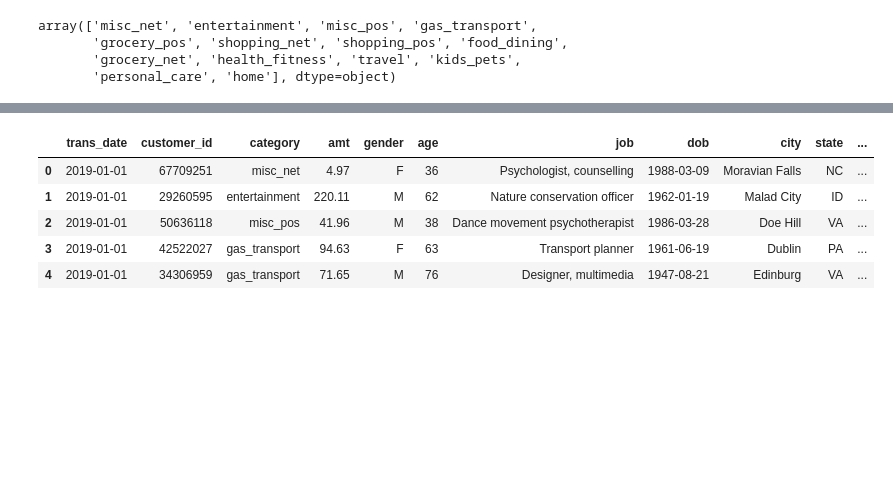
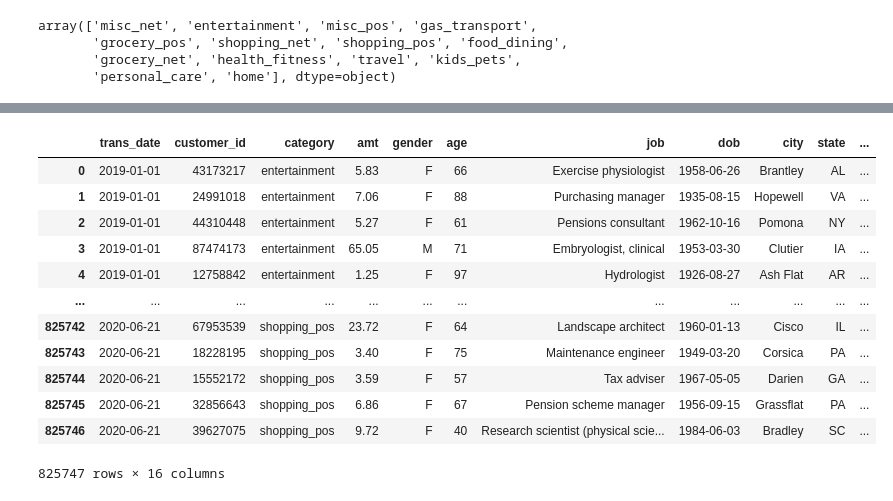
Before and after one commit to anlu5/Portfolio, a Jupyter notebook: retail_scenario.ipynb, the cells around one changed output, grey strips where cells are left out. Saved outputs shown, nothing was run; the diff lists cells and outputs as text; code cells hidden in the pictures; blank space fills up the shorter version.

```diff
--- a/retail_scenario.ipynb
+++ b/retail_scenario.ipynb
@@ -66,0 +112,20 @@ df_nf = df.drop(columns=['is_fraud'])
+# %%
+def remove_outliers(group):
+    Q1_age = group['age'].quantile(0.25)
+    Q3_age = group['age'].quantile(0.75)
+    IQR_age = Q3_age - Q1_age
+
+    lower_bound_age = Q1_age - 1.5 * IQR_age
+    upper_bound_age = Q3_age + 1.5 * IQR_age
+
+    Q1_amt = group['amt'].quantile(0.25)
+    Q3_amt = group['amt'].quantile(0.75)
+    IQR_amt = Q3_amt - Q1_amt
+
+    lower_bound_amt = Q1_amt - 1.5 * IQR_amt
+    upper_bound_amt = Q3_amt + 1.5 * IQR_amt
+
+    return group[(group['age'] >= lower_bound_amt) & (group['age'] <= upper_bound_amt) &
+                 (group['amt'] >= lower_bound_age) & (group['amt'] <= upper_bound_age)]
+# %%
+df_nf = df_nf.groupby('category').apply(remove_outliers).reset_index(drop=True)
@@ -67,9 +142,16 @@ df_nf = df.drop(columns=['is_fraud'])
 # %%
-df_nf.head()
+df_nf
 # %% [output]
 |  | trans_date | customer_id | category | amt | gender | age | job | dob | city | state | ... |
-| 0 | 2019-01-01 | 67709251 | misc_net | 4.97 | F | 36 | Psychologist, counselling | 1988-03-09 | Moravian Falls | NC | ... |
-| 1 | 2019-01-01 | 29260595 | entertainment | 220.11 | M | 62 | Nature conservation officer | 1962-01-19 | Malad City | ID | ... |
-| 2 | 2019-01-01 | 50636118 | misc_pos | 41.96 | M | 38 | Dance movement psychotherapist | 1986-03-28 | Doe Hill | VA | ... |
-| 3 | 2019-01-01 | 42522027 | gas_transport | 94.63 | F | 63 | Transport planner | 1961-06-19 | Dublin | PA | ... |
-| 4 | 2019-01-01 | 34306959 | gas_transport | 71.65 | M | 76 | Designer, multimedia | 1947-08-21 | Edinburg | VA | ... |
+| 0 | 2019-01-01 | 43173217 | entertainment | 5.83 | F | 66 | Exercise physiologist | 1958-06-26 | Brantley | AL | ... |
+| 1 | 2019-01-01 | 24991018 | entertainment | 7.06 | F | 88 | Purchasing manager | 1935-08-15 | Hopewell | VA | ... |
+| 2 | 2019-01-01 | 44310448 | entertainment | 5.27 | F | 61 | Pensions consultant | 1962-10-16 | Pomona | NY | ... |
+| 3 | 2019-01-01 | 87474173 | entertainment | 65.05 | M | 71 | Embryologist, clinical | 1953-03-30 | Clutier | IA | ... |
+| 4 | 2019-01-01 | 12758842 | entertainment | 1.25 | F | 97 | Hydrologist | 1926-08-27 | Ash Flat | AR | ... |
+| ... | ... | ... | ... | ... | ... | ... | ... | ... | ... | ... | ... |
+| 825742 | 2020-06-21 | 67953539 | shopping_pos | 23.72 | F | 64 | Landscape architect | 1960-01-13 | Cisco | IL | ... |
+| 825743 | 2020-06-21 | 18228195 | shopping_pos | 3.40 | F | 75 | Maintenance engineer | 1949-03-20 | Corsica | PA | ... |
+| 825744 | 2020-06-21 | 15552172 | shopping_pos | 3.59 | F | 57 | Tax adviser | 1967-05-05 | Darien | GA | ... |
+| 825745 | 2020-06-21 | 32856643 | shopping_pos | 6.86 | F | 67 | Pension scheme manager | 1956-09-15 | Grassflat | PA | ... |
+| 825746 | 2020-06-21 | 39627075 | shopping_pos | 9.72 | F | 40 | Research scientist (physical scie... | 1984-06-03 | Bradley | SC | ... |
+825747 rows × 16 columns
```
Also changed, not shown: parts of 12 cells of this notebook.
